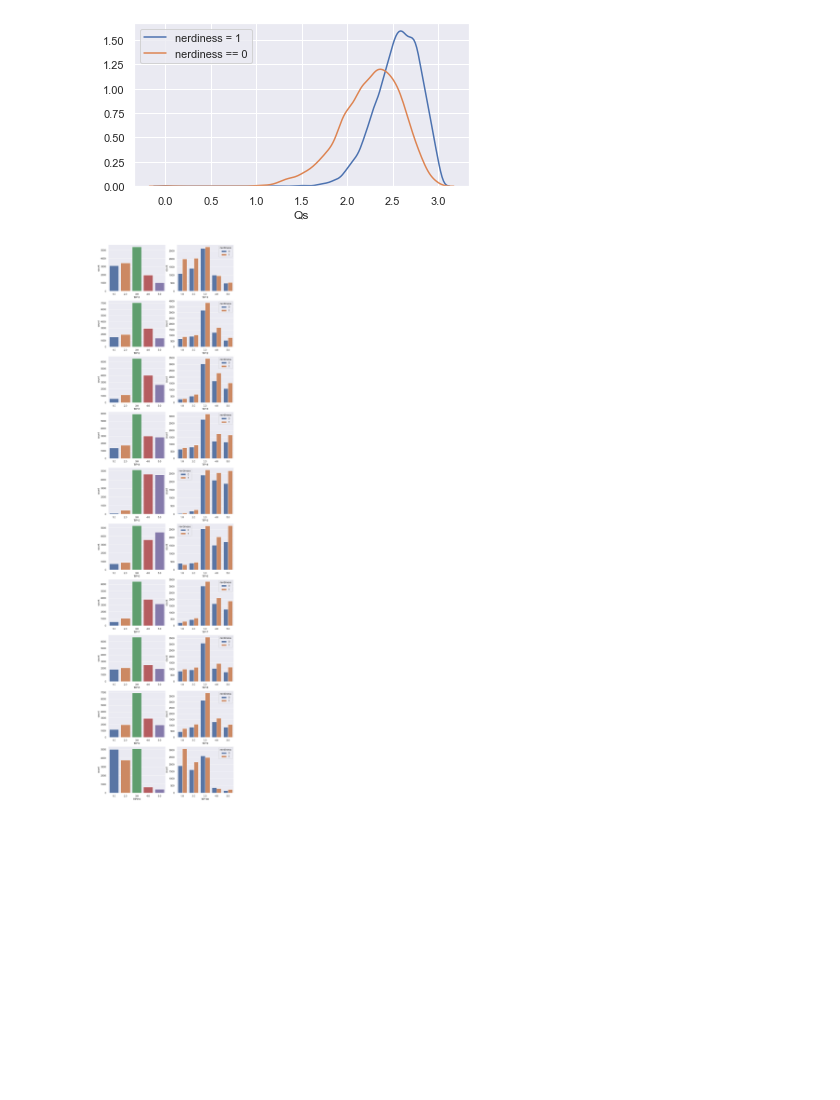
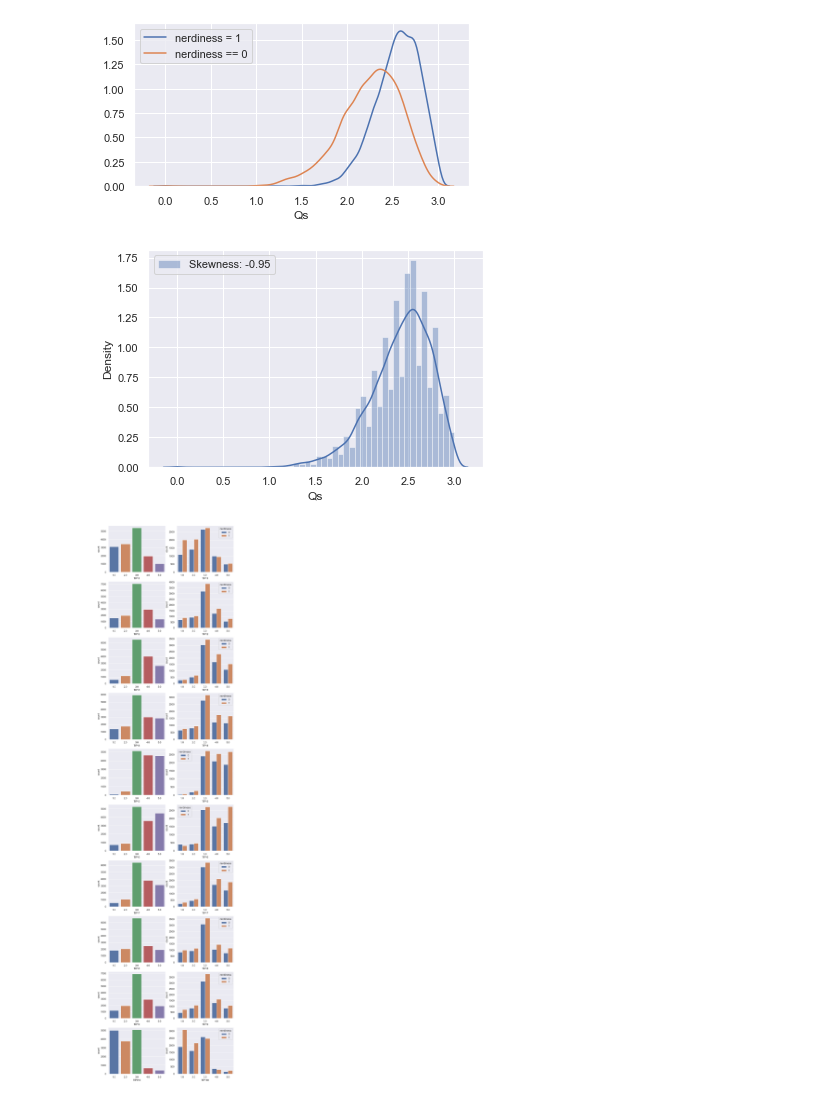
Before and after one commit to Seokii/2022_SWAI_Qualifiers, a Jupyter notebook: notebooks/minseok.ipynb, the cells around one changed output. Cells and saved outputs as stored; diff of their text form; code cells hidden in the pictures; blank space fills up the shorter version.

```diff
--- a/notebooks/minseok.ipynb
+++ b/notebooks/minseok.ipynb
@@ -9,8 +9,8 @@ import matplotlib.pyplot as plt
 import warnings
 warnings.filterwarnings('ignore')
 # %%
-train = pd.read_csv('./data/train.csv')
-test = pd.read_csv('./data/test.csv')
+train = pd.read_csv('../data/train.csv')
+test = pd.read_csv('../data/test.csv')
 
 train.drop(labels='index', axis=1, inplace=True)
 test.drop(labels='index', axis=1, inplace=True)
@@ -249,6 +249,12 @@ plt.ylabel('')
 plt.show()
 # %% [output]
 [figure]
+# %%
+f, ax = plt.subplots(1, 1, figsize=(6,4))
+g = sns.distplot(train_q['Qs'], color='b', label='Skewness: {:.2f}'.format(train_q['Qs'].skew()), ax=ax)
+g = g.legend(loc='best')
+# %% [output]
+[figure, added]
 # %%
 f, ax = plt.subplots(10, 2, figsize=(10, 45))
 sns.countplot('TIPI1', data=train, ax=ax[0][0])
```
Also changed, not shown: parts of 22 cells of this notebook.
